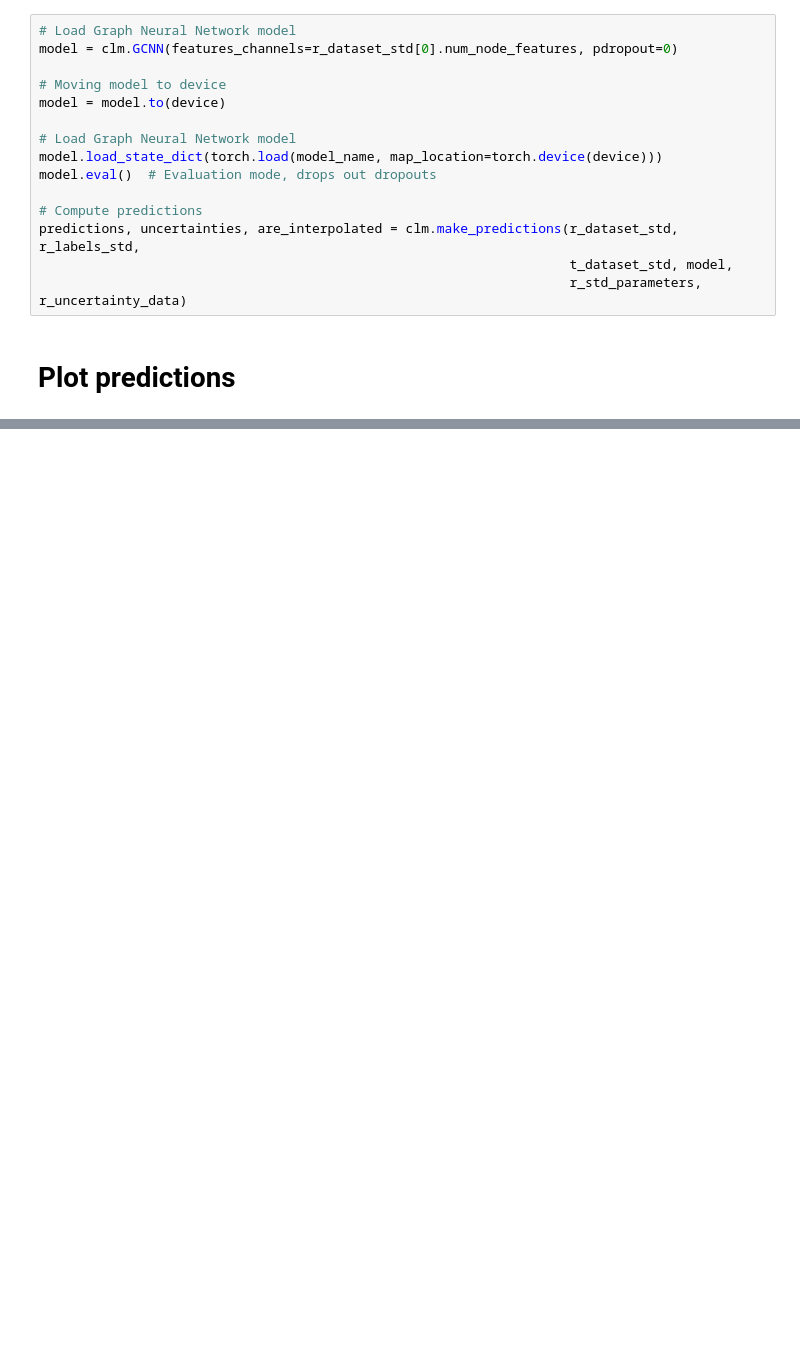
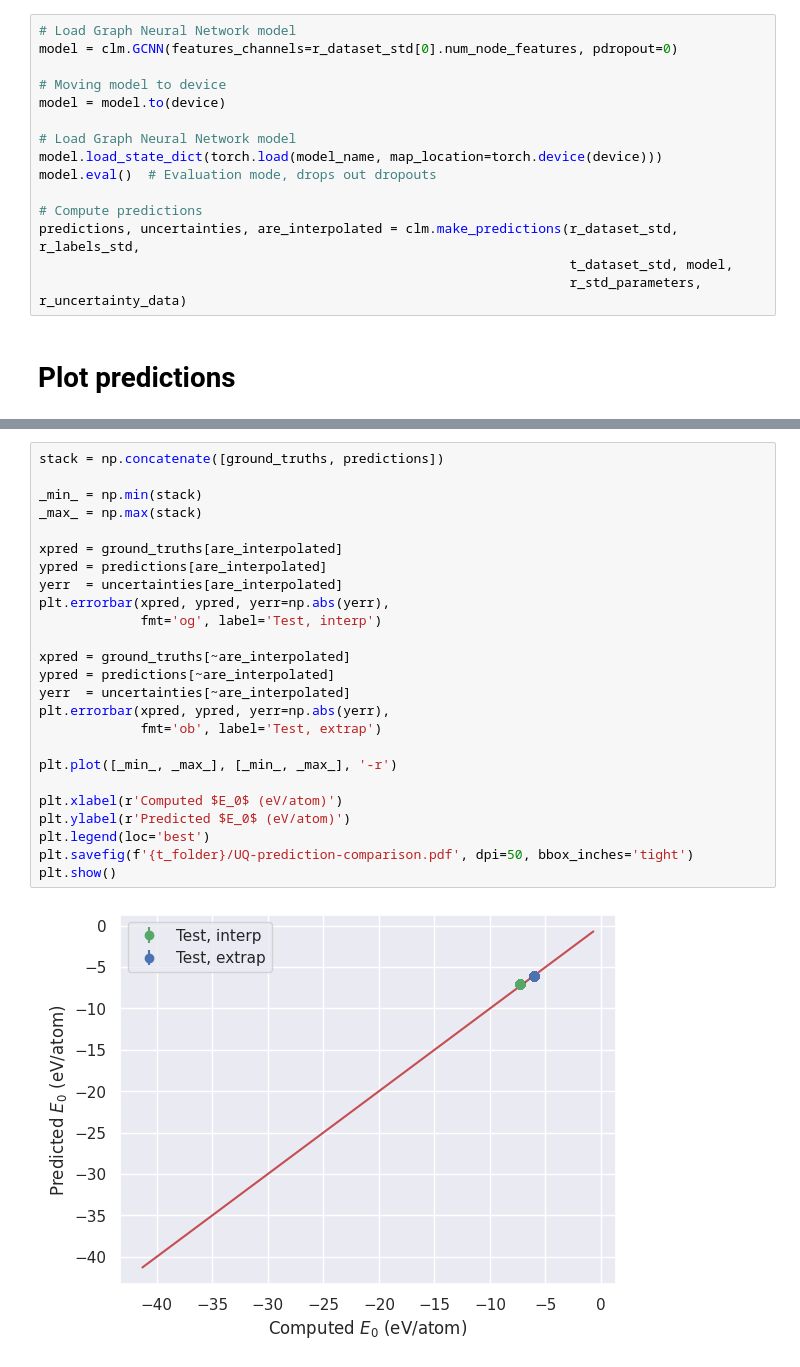
Before and after one commit to CibranLopez/CLUE, a Jupyter notebook: predict-GNN.ipynb, the cells around one changed output, grey strips where cells are left out. Drawn from its saved outputs; the diff is of its cells as text; blank space fills up the shorter version.

```diff
--- a/predict-GNN.ipynb
+++ b/predict-GNN.ipynb
@@ -135,3 +134,30 @@ plt.show()
+# %%
+stack = np.concatenate([ground_truths, predictions])
+
+_min_ = np.min(stack)
+_max_ = np.max(stack)
+
+xpred = ground_truths[are_interpolated]
+ypred = predictions[are_interpolated]
+yerr  = uncertainties[are_interpolated]
+plt.errorbar(xpred, ypred, yerr=np.abs(yerr),
+             fmt='og', label='Test, interp')
+
+xpred = ground_truths[~are_interpolated]
+ypred = predictions[~are_interpolated]
+yerr  = uncertainties[~are_interpolated]
+plt.errorbar(xpred, ypred, yerr=np.abs(yerr),
+             fmt='ob', label='Test, extrap')
+
+plt.plot([_min_, _max_], [_min_, _max_], '-r')
+
+plt.xlabel(r'Computed $E_0$ (eV/atom)')
+plt.ylabel(r'Predicted $E_0$ (eV/atom)')
+plt.legend(loc='best')
+plt.savefig(f'{t_folder}/UQ-prediction-comparison.pdf', dpi=50, bbox_inches='tight')
+plt.show()
+# %% [output]
+[figure, added]
 # %%
 gt_uncertainties   = np.abs(ground_truths - predictions)
 pred_uncertainties = np.abs(uncertainties)
```
Also changed, not shown: parts of 4 cells of this notebook, 2 other files.
